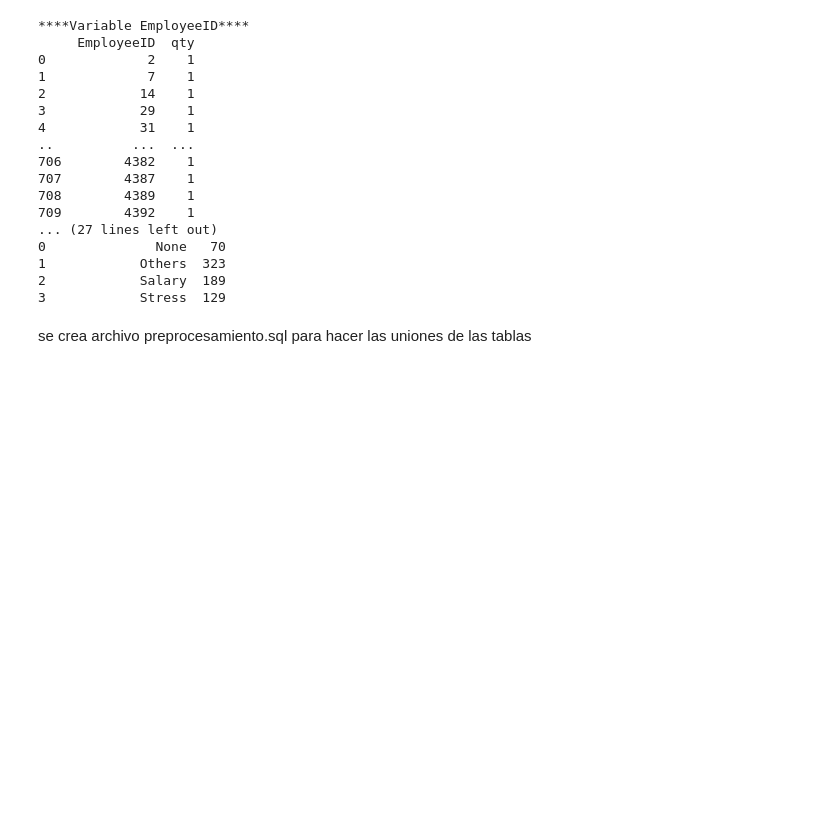
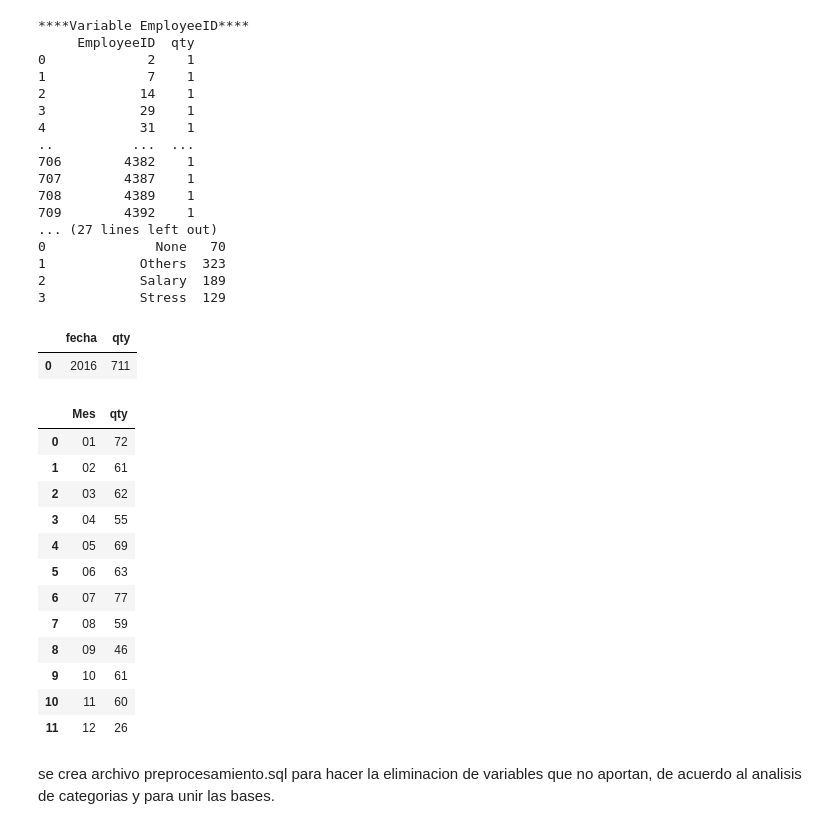
Before and after one commit to vladimir-martin/analitica3_HR, a Jupyter notebook: preprocesamiento.ipynb, the cells around one changed output. Cells and saved outputs as stored; diff of their text form; code cells hidden in the pictures; blank space fills up the shorter version.

Commit message:
fin de tratamiento inicial, pend delete variables

```diff
--- a/preprocesamiento.ipynb
+++ b/preprocesamiento.ipynb
@@ -293,5 +362,34 @@ categorias(df_retirement,"retirement")
 1            Others  323
 2            Salary  189
 3            Stress  129
-# %% [markdown]
-se crea archivo preprocesamiento.sql para hacer las uniones de las tablas
+# %%
+#analisis con año de retiro
+pd.read_sql("""select strftime('%Y',retirementDate) as fecha,
+                                count(*) as qty
+                                from retirement
+                                group by fecha""", conn)
+# %% [output]
+|  | fecha | qty |
+| 0 | 2016 | 711 |
+# %%
+#analisis del mes de retiro
+pd.read_sql("""select strftime('%m',retirementDate) as Mes,
+                                count(*) as qty
+                                from retirement
+                                group by Mes""", conn)
+# %% [output]
+|  | Mes | qty |
+| 0 | 01 | 72 |
+| 1 | 02 | 61 |
+| 2 | 03 | 62 |
+| 3 | 04 | 55 |
+| 4 | 05 | 69 |
+| 5 | 06 | 63 |
+| 6 | 07 | 77 |
+| 7 | 08 | 59 |
+| 8 | 09 | 46 |
+| 9 | 10 | 61 |
+| 10 | 11 | 60 |
+| 11 | 12 | 26 |
+# %% [markdown]
+se crea archivo preprocesamiento.sql para hacer la eliminacion de variables que no aportan, de acuerdo al analisis de categorias y para unir las bases.
```
Also changed, not shown: parts of 7 cells of this notebook, 2 other files.
